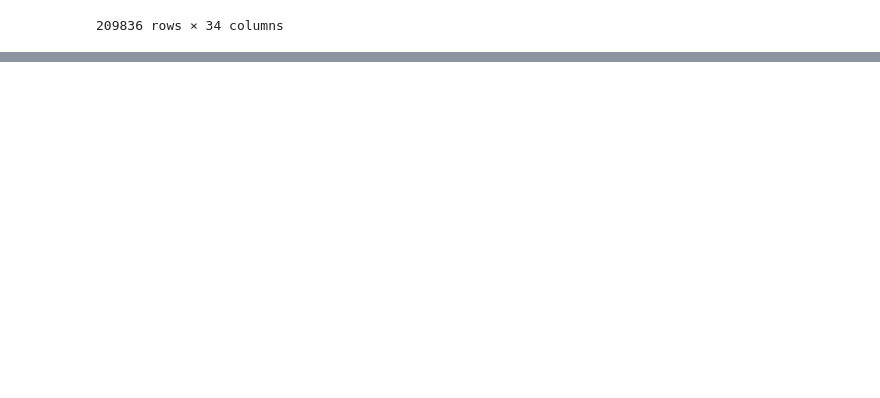
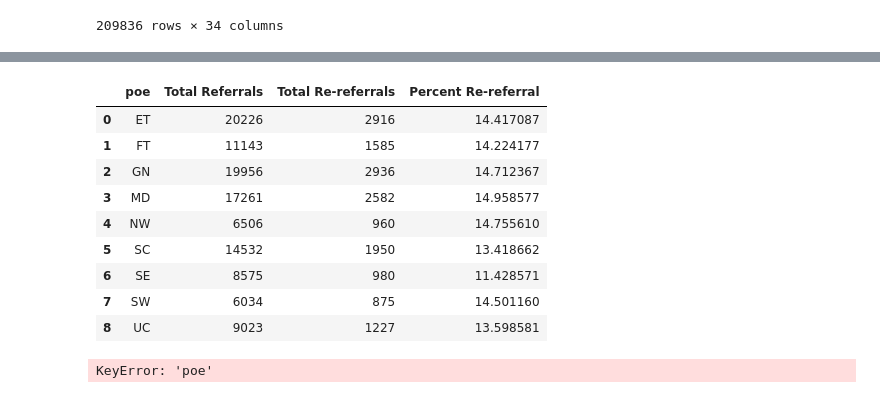
Before and after one commit to ColinSandidge/teis_project, a Jupyter notebook: notebook/bf_cruella_q1.ipynb, the cells around one changed output, grey strips where cells are left out. Drawn from its saved outputs; the diff is of its cells as text; code cells hidden in the pictures; blank space fills up the shorter version.

```diff
--- a/notebook/bf_cruella.ipynb
+++ b/notebook/bf_cruella_q1.ipynb
@@ -116,0 +167,25 @@ teis_concat.groupby(['poe', 'fiscal_year'])['child_id'].ununique()
+# %%
+ref = teis_month.groupby(["poe"])["child_id"].count()
+ref1 = teis_ref.groupby(['poe'])["child_id"].count()
+xy = teis_month[teis_month.duplicated(subset = "child_id", keep = False)]
+xy1 = teis_ref[teis_ref.duplicated(subset = "child_id", keep = False)]
+reref = xy.groupby(["poe"])["child_id"].nunique()
+reref1 = xy1.groupby(["poe"])["child_id"].nunique()
+together = (pd.merge(ref, reref, left_on=['poe'], right_on=['poe'], how='left')
+            .rename(columns = {'child_id_x' : 'Total Referrals', 'child_id_y' : 'Total Re-referrals'}))
+together1 = (pd.merge(ref1, reref1, left_on=['poe'], right_on=['poe'], how='left')
+            .rename(columns = {'child_id_x' : 'Total Referrals', 'child_id_y' : 'Total Re-referrals'}))
+together['Percent Re-referral'] = (together['Total Re-referrals']/together['Total Referrals']) * 100
+together1['Percent Re-referral'] = (together1['Total Re-referrals']/together1['Total Referrals']) * 100
+together.reset_index()
+# %% [output]
+|  | poe | Total Referrals | Total Re-referrals | Percent Re-referral |
+| 0 | ET | 20226 | 2916 | 14.417087 |
+| 1 | FT | 11143 | 1585 | 14.224177 |
+| 2 | GN | 19956 | 2936 | 14.712367 |
+| 3 | MD | 17261 | 2582 | 14.958577 |
+| 4 | NW | 6506 | 960 | 14.755610 |
+| 5 | SC | 14532 | 1950 | 13.418662 |
+| 6 | SE | 8575 | 980 | 11.428571 |
+| 7 | SW | 6034 | 875 | 14.501160 |
+| 8 | UC | 9023 | 1227 | 13.598581 |
@@ -116,0 +194,7 @@ teis_concat.groupby(['poe', 'fiscal_year'])['child_id'].ununique()
+# %%
+sns.set_style('white')
+m = sns.FacetGrid(together, col='poe')
+m.map_dataframe(sns.scatterplot, x='', y='Total Referrals')
+m.set_titles(col_template='{col_name}')
+# %% [output]
+KeyError: 'poe'
```
Also changed, not shown: parts of 12 cells of this notebook, 3 other files.
